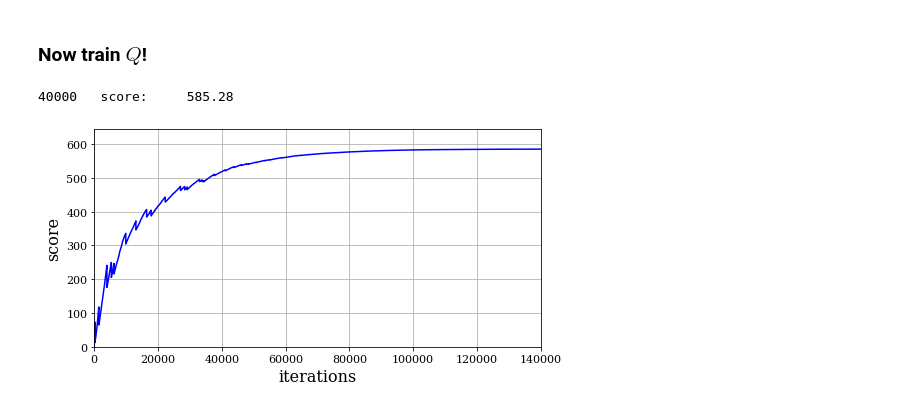
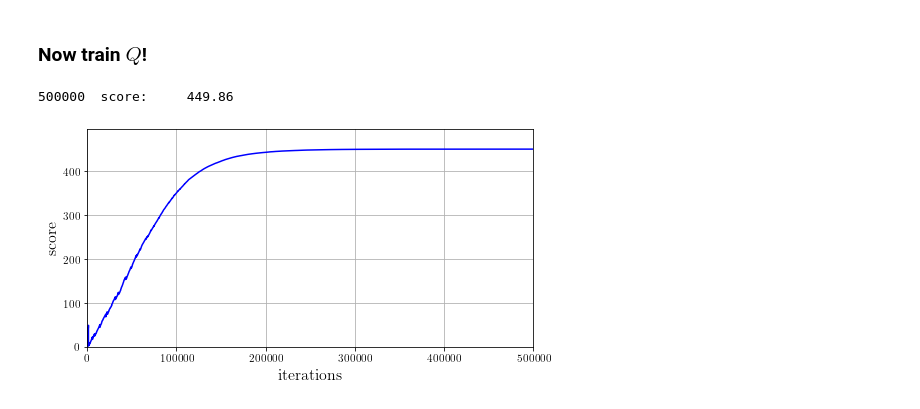
Before and after one commit to hbprosper/mlpracticum, a Jupyter notebook: 05_reinforcement_learning.ipynb, the cells around one changed output. Saved outputs shown, nothing was run; the diff lists cells and outputs as text; code cells hidden in the pictures.

```diff
--- a/05_reinforcement_learning.ipynb
+++ b/05_reinforcement_learning.ipynb
@@ -372,6 +388,7 @@ class Environment:
         return list(self.graph.edges)
 
     def neighbors(self, state):
+        # implement map a: s => s_prime in S
         if state in self.graph:
             return list(self.graph[state])
         else:
@@ -390,20 +407,28 @@ class Environment:
         if action <  0:           return (state, 0)
         if action >= len(states): return (state, 0)
 
-        # transition to next state
+        # for now, assume a deterministic transition
+        # to next state. in future, we could implement
+        # an epsilon transition policy:
+        #   with probability 1-epsilon move to state
+        #   determined by action else move to a valid
+        #   but randomly selected state
         next_state = states[action]
 
         # compute immediate reward
-        if states[action] == self.target:
+        if next_state == self.target:
             r = self.rmax
         else:
-            r = self.r * (1 - self.h[next_state])
+            # height of terrain at current location (state)
+            h_state = self.h[state]
+            # height of terrain at next location (next_state)
+            h_next_state = self.h[next_state]
+            # compute immediate reward
+            r = self.r * (h_state - h_next_state)
 
         self.state = next_state
 
         return (next_state, r)
-# %%
-env = Environment(graph, landscape)
 # %% [markdown]
 ### Model $Q(s, a)$ function
 
@@ -617,9 +660,13 @@ class Qfunction:
 # %% [markdown]
 ### Now train $Q$!
+# %%
+env = Environment(graph, landscape, f=20)
 # %%
-Q = Qfunction(env)
+Q = Qfunction(env, alpha=1.0, gamma=0.90)
 # %%
-n_iter = 150001
+n_iter = 500001
 Q.train(target_state, n_iter)
+plot_scores(Q.scores)
 # %% [output]
-40000   score:     585.28
+500000  score:     449.86
+[figure, added]
@@ -642,4 +672,0 @@ def plot_scores(scores):
-# %%
-plot_scores(Q.scores)
-# %% [output]
-[figure, removed]
```
Also changed, not shown: parts of 19 cells of this notebook, 1 other file.
